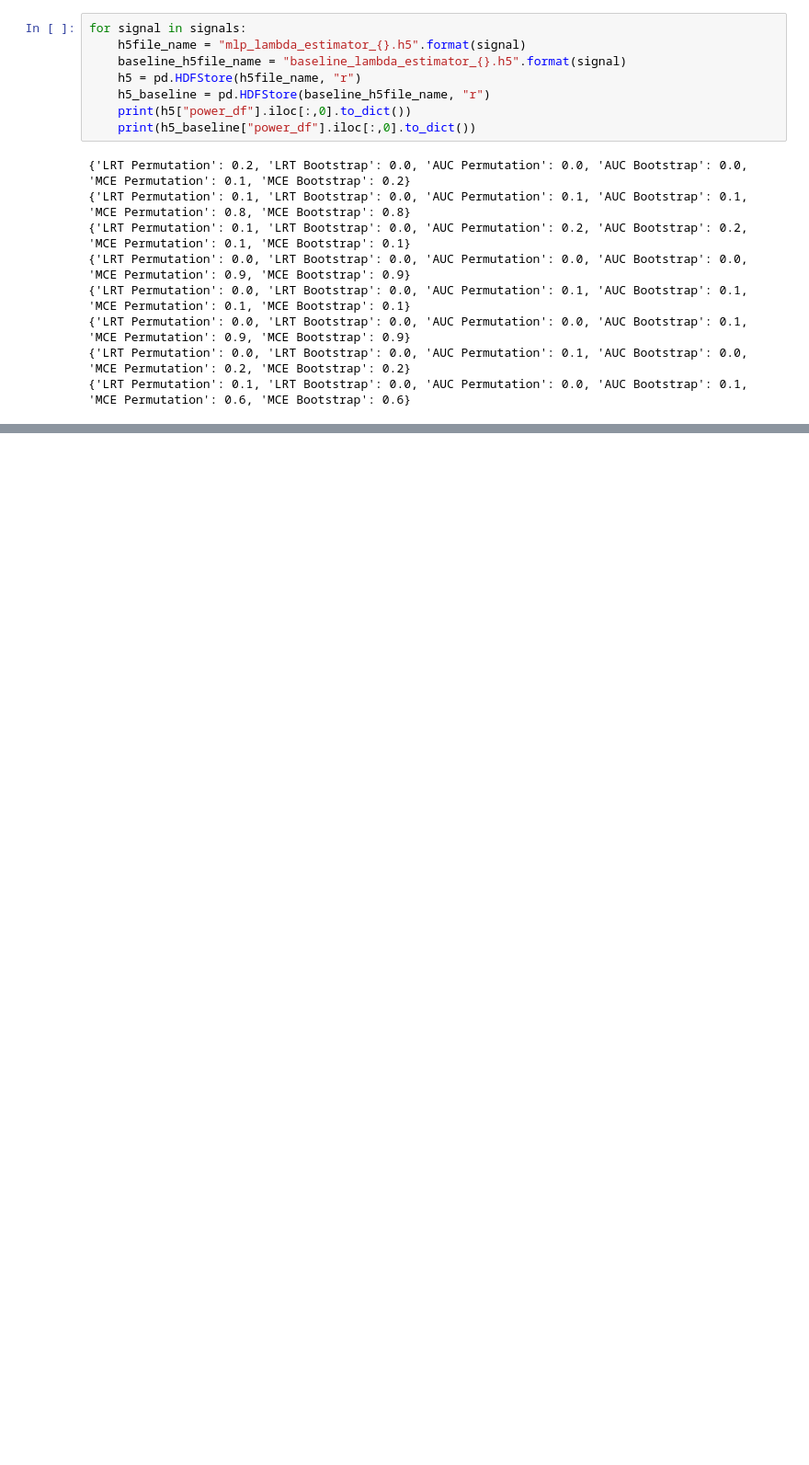
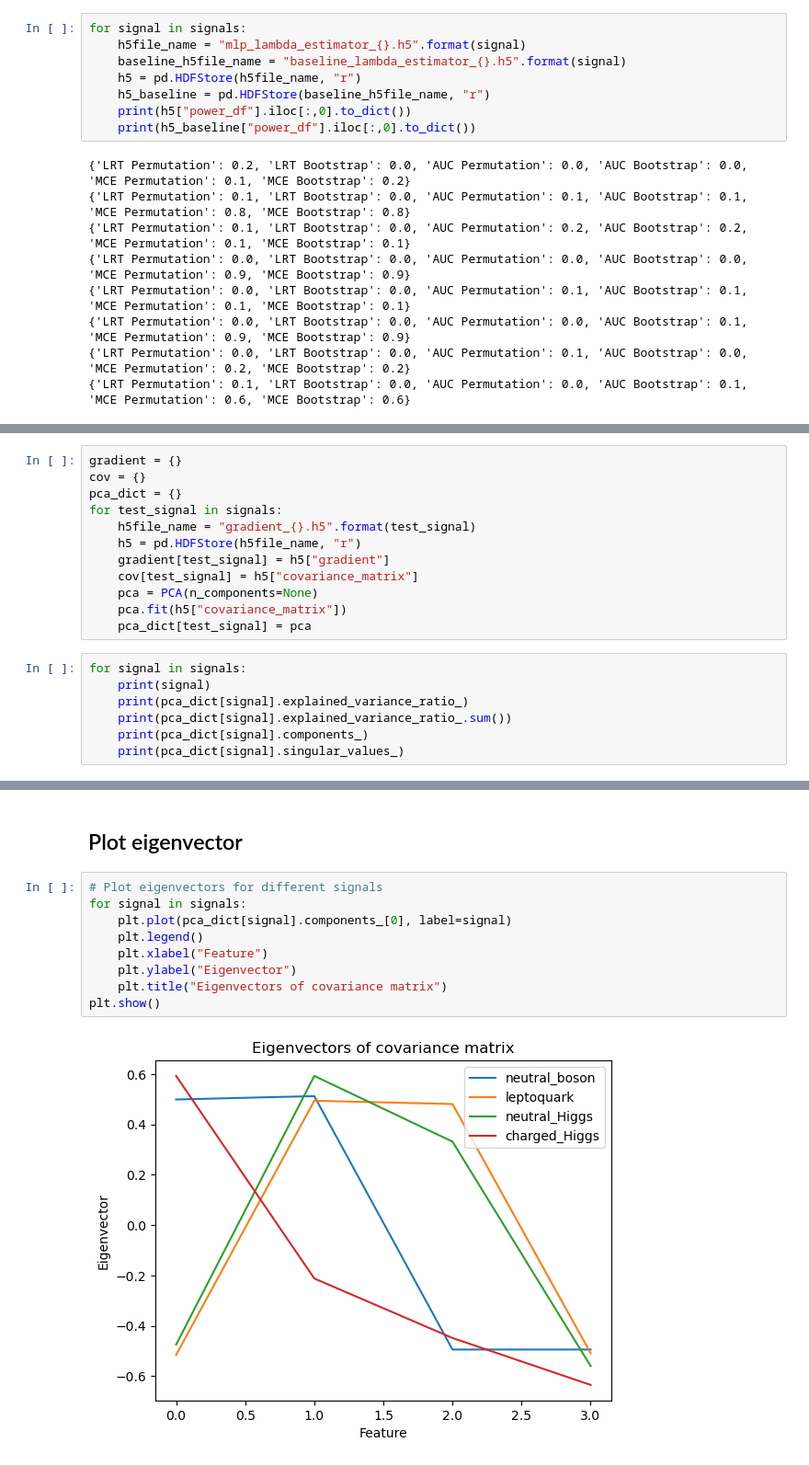
Before and after one commit to ZhengtingHe/ADwithNE, a Jupyter notebook: demo/results.ipynb, the cells around one changed output, grey strips where cells are left out. Shown at 92% size. Saved outputs shown, nothing was run; the diff lists cells and outputs as text; blank space fills up the shorter version.

Commit message:
Eigenvector plot

```diff
--- a/demo/results.ipynb
+++ b/demo/results.ipynb
@@ -169,0 +176,19 @@ for signal in signals:
+# %%
+gradient = {}
+cov = {}
+pca_dict = {}
+for test_signal in signals:
+    h5file_name = "gradient_{}.h5".format(test_signal)
+    h5 = pd.HDFStore(h5file_name, "r")
+    gradient[test_signal] = h5["gradient"]
+    cov[test_signal] = h5["covariance_matrix"]
+    pca = PCA(n_components=None)
+    pca.fit(h5["covariance_matrix"])
+    pca_dict[test_signal] = pca
+# %%
+for signal in signals:
+    print(signal)
+    print(pca_dict[signal].explained_variance_ratio_)
+    print(pca_dict[signal].explained_variance_ratio_.sum())
+    print(pca_dict[signal].components_)
+    print(pca_dict[signal].singular_values_)
@@ -169,0 +213,13 @@ for signal in signals:
+# %% [markdown]
+## Plot eigenvector
+# %%
+# Plot eigenvectors for different signals
+for signal in signals:
+    plt.plot(pca_dict[signal].components_[0], label=signal)
+    plt.legend()
+    plt.xlabel("Feature")
+    plt.ylabel("Eigenvector")
+    plt.title("Eigenvectors of covariance matrix")
+plt.show()
+# %% [output]
+[figure, added]
```
Also changed, not shown: parts of 7 cells of this notebook, 1 other file.
